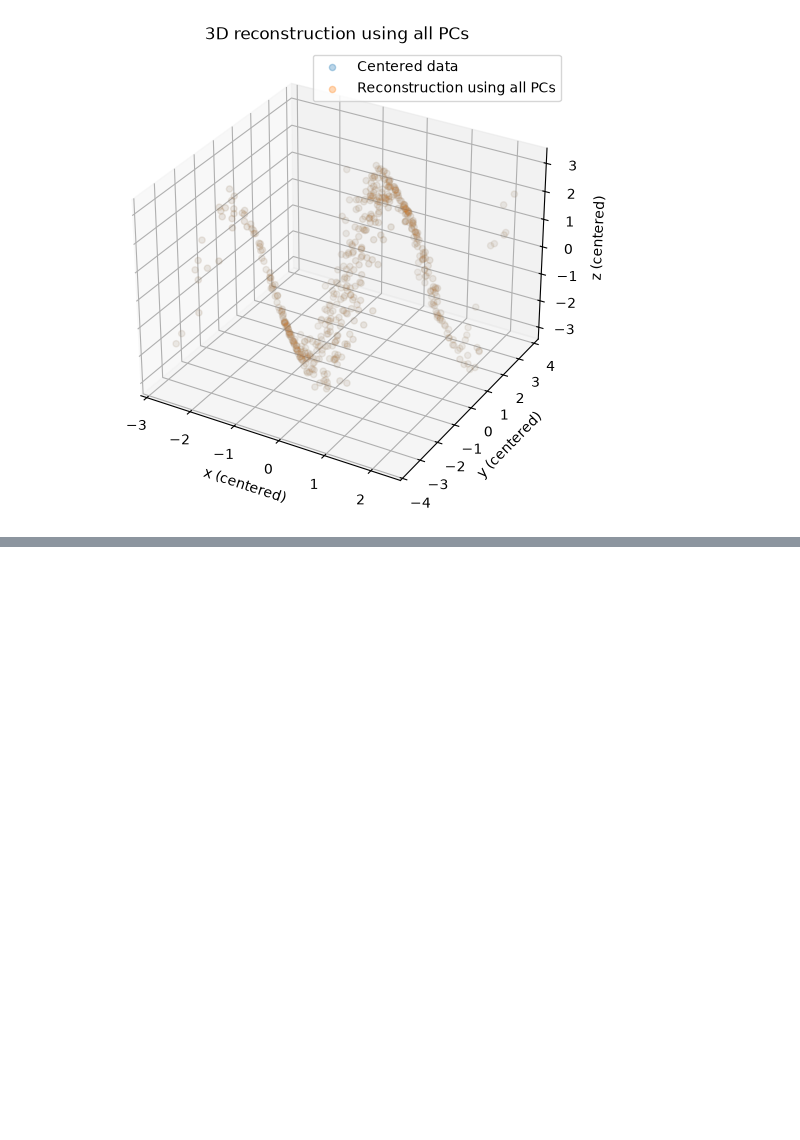
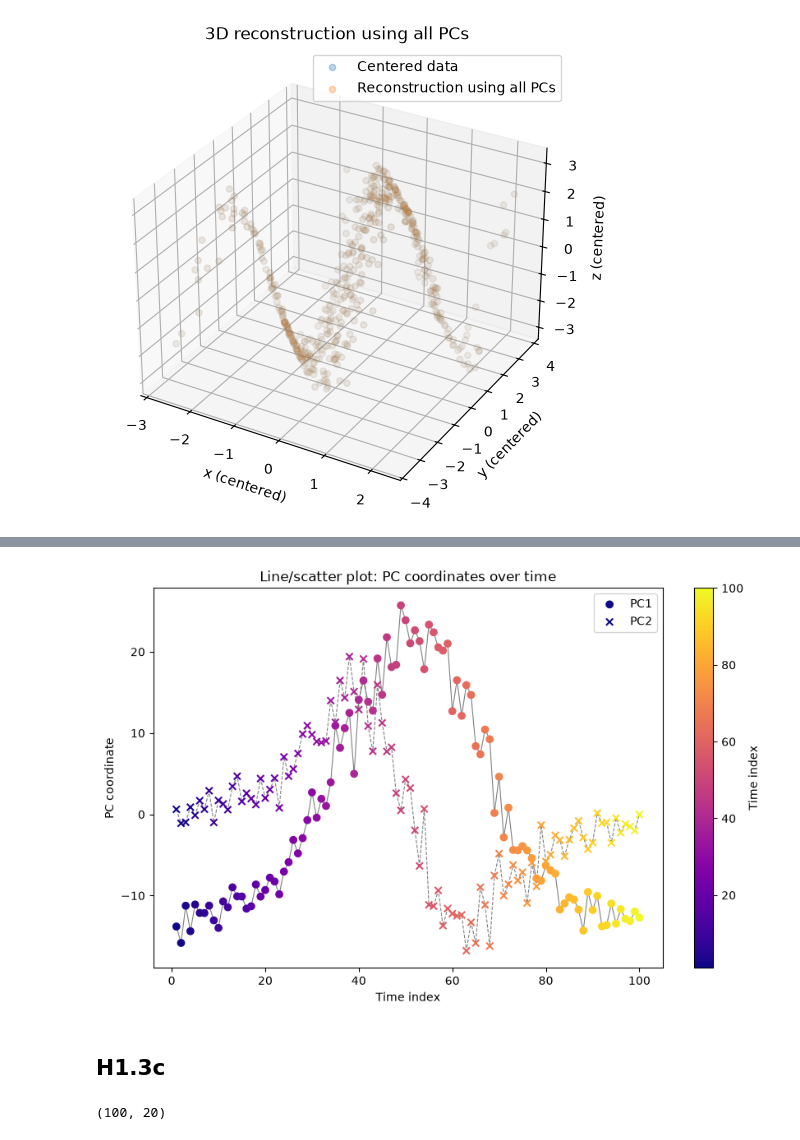
Before and after one commit to moritzeckardt/tub-machine-intelligence-2, a Jupyter notebook: exercise1/exercise1.ipynb, the cells around one changed output, grey strips where cells are left out. Drawn from its saved outputs; the diff is of its cells as text; code cells hidden in the pictures; blank space fills up the shorter version.

```diff
--- a/exercise1/exercise1.ipynb
+++ b/exercise1/exercise1.ipynb
@@ -537,0 +631,42 @@ plt.show()
+# %%
+# plot PC1 and PC2 coordinates over time
+plt.figure(figsize=(10, 6))
+
+# connect consecutive time points
+plt.plot(time, pca_dyn_pc_coords[:, 0].real, color="gray", linewidth=0.8)
+plt.plot(
+    time, pca_dyn_pc_coords[:, 1].real,
+    color="gray", linewidth=0.8, linestyle="--"
+)
+
+# use the same time color scale as in the previous scatter plot
+plt.scatter(
+    time, pca_dyn_pc_coords[:, 0].real,
+    c=time, cmap="plasma", marker="o", label="PC1", zorder=3
+)
+plt.scatter(
+    time, pca_dyn_pc_coords[:, 1].real,
+    c=time, cmap="plasma", marker="x", label="PC2", zorder=3
+)
+
+plt.xlabel("Time index")
+plt.ylabel("PC coordinate")
+plt.title("Line/scatter plot: PC coordinates over time")
+plt.colorbar(label="Time index")
+plt.legend()
+plt.show()
+# %% [output]
+[figure, added]
+# %% [markdown]
+## H1.3c
+# %%
+# shuffle each feature column independently
+rng = np.random.default_rng(42)
+exp_dat_centered_shuffled = exp_dat_centered.copy()
+
+for j in range(exp_dat_centered.shape[1]):
+    exp_dat_centered_shuffled[:, j] = rng.permutation(exp_dat_centered[:, j])
+
+exp_dat_centered_shuffled.shape
+# %% [output]
+(100, 20)
```
Also changed, not shown: parts of 32 cells of this notebook, 1 other file.
